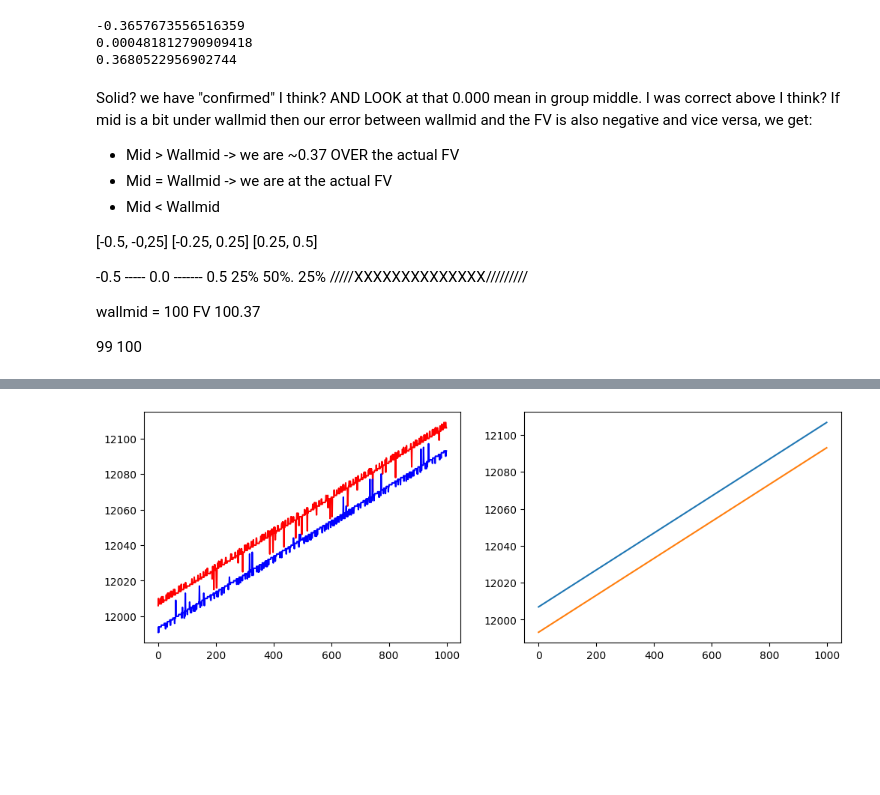
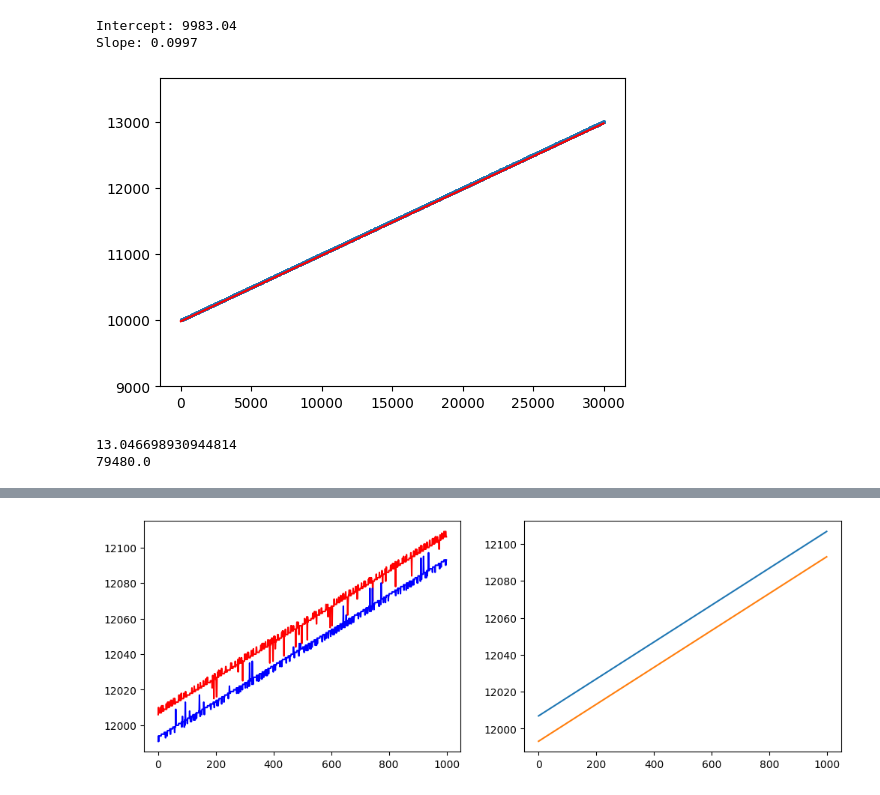
Before and after one commit to alexoddsh/imc_prosperity4, a Jupyter notebook: backend/research.ipynb, the cells around one changed output, grey strips where cells are left out. Saved outputs shown, nothing was run; the diff lists cells and outputs as text; code cells hidden in the pictures; blank space fills up the shorter version.

```diff
--- a/backend/research.ipynb
+++ b/backend/research.ipynb
@@ -304,39 +8,0 @@ See the idea? If we could say this then our wallmid guess of FV isnt longer betw
-# %%
-under = []
-middle = []
-over = []
-
-for res, off in zip(residual, mid_offset):
-    if off == -0.5:
-        under.append(res)
-    if off == 0.0:
-        middle.append(res)
-    if off == 0.5:
-        over.append(res)
-
-print(sum(under) / len(under))
-print(sum(middle) / len(middle))
-print(sum(over) / len(over))
-# %% [output]
--0.3657673556516359
-0.000481812790909418
-0.3680522956902744
-# %% [markdown]
-Solid? we have "confirmed" I think? AND LOOK at that 0.000 mean in group middle. I was correct above I think? If mid is a bit under wallmid then our error between wallmid and the FV is also negative and vice versa, we get:
-
-- Mid > Wallmid -> we are ~0.37 OVER the actual FV
-- Mid = Wallmid -> we are at the actual FV
-- Mid < Wallmid
-
-
-[-0.5, -0,25] [-0.25, 0.25] [0.25, 0.5]
-
--0.5 ----- 0.0 ------- 0.5
-25%        50%.       25%
-/////XXXXXXXXXXXXXX/////////
-
-wallmid = 100
-FV 100.37
-
-99
-100
@@ -342,0 +83,30 @@ FV 100.37
+# %%
+X = df_ipr["timestamp"].to_numpy()
+X = X / 100
+
+X = np.column_stack([np.ones(len(X)), X])
+Y = df_ipr["mid_price"]
+
+beta = np.linalg.lstsq(X, Y, rcond=None)[0]
+
+print(f"Intercept: {round(beta[0], 2)}")
+print(f"Slope: {round(beta[1], 4)}")
+
+t = np.linspace(0, 30000, 30000)
+y = beta[0] + beta[1] * t
+
+fig, ax = plt.subplots(figsize=(6, 4))
+ax.scatter(X[:, 1], Y, s=1)
+ax.plot(t, y , color='red')
+ax.set_ylim(bottom=9000)
+plt.show()
+
+spread = df_ipr["ask_price_1"] - df_ipr["bid_price_1"]
+print(spread.mean())
+print(80*(10000*0.1-6.5))
+# %% [output]
+Intercept: 9983.04
+Slope: 0.0997
+[figure, added]
+13.046698930944814
+79480.0
```
Also changed, not shown: parts of 13 cells of this notebook, 2 other files.
